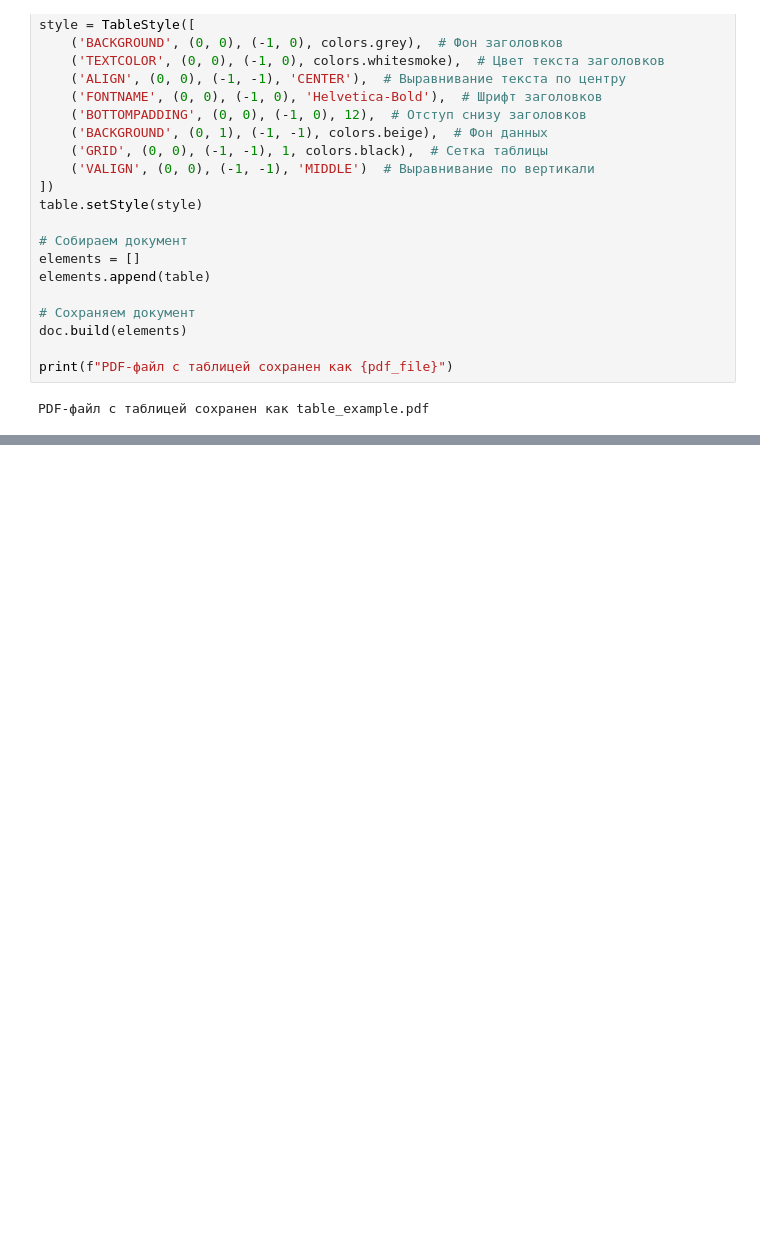
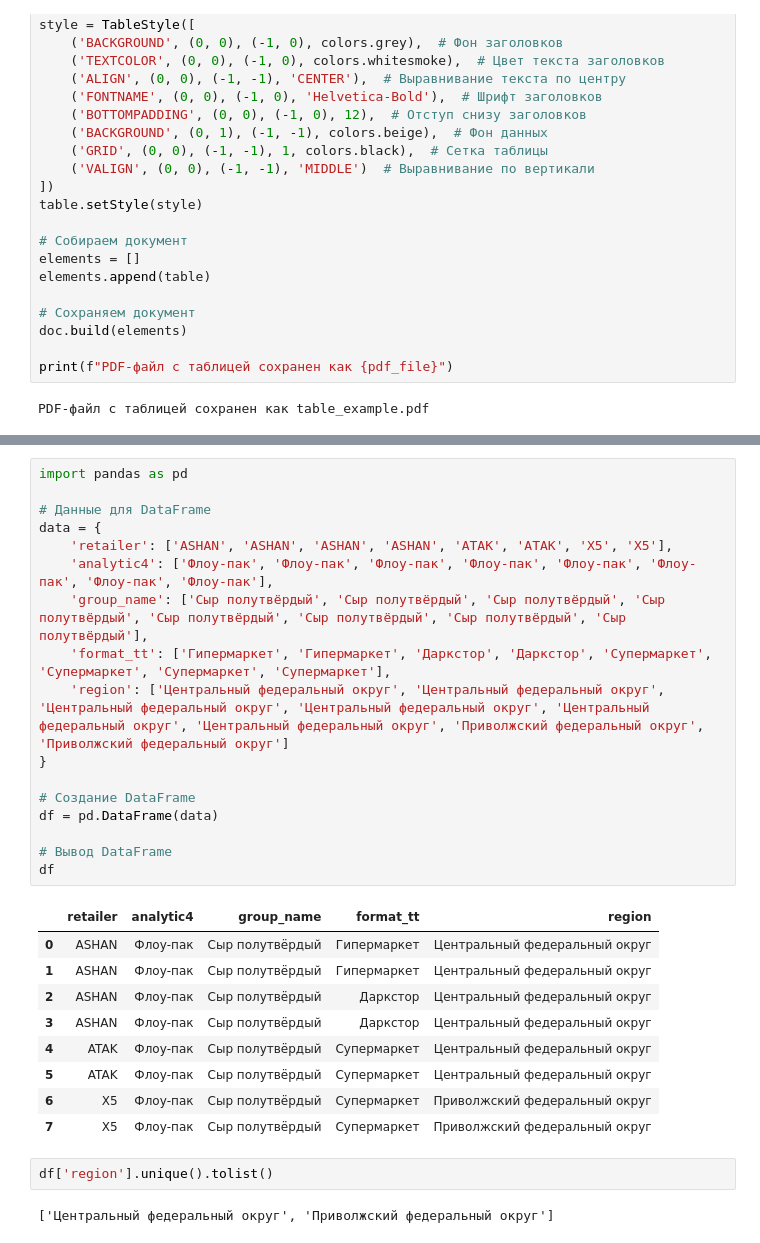
Before and after one commit to budennovsk/Pandas, a Jupyter notebook: reportlab.ipynb, the cells around one changed output, grey strips where cells are left out. Drawn from its saved outputs; the diff is of its cells as text; blank space fills up the shorter version.

```diff
--- a/reportlab.ipynb
+++ b/reportlab.ipynb
@@ -208,0 +286,31 @@ PDF-файл с таблицей сохранен как table_example.pdf
+# %%
+import pandas as pd
+
+# Данные для DataFrame
+data = {
+    'retailer': ['ASHAN', 'ASHAN', 'ASHAN', 'ASHAN', 'ATAK', 'ATAK', 'X5', 'X5'],
+    'analytic4': ['Флоу-пак', 'Флоу-пак', 'Флоу-пак', 'Флоу-пак', 'Флоу-пак', 'Флоу-пак', 'Флоу-пак', 'Флоу-пак'],
+    'group_name': ['Сыр полутвёрдый', 'Сыр полутвёрдый', 'Сыр полутвёрдый', 'Сыр полутвёрдый', 'Сыр полутвёрдый', 'Сыр полутвёрдый', 'Сыр полутвёрдый', 'Сыр полутвёрдый'],
+    'format_tt': ['Гипермаркет', 'Гипермаркет', 'Даркстор', 'Даркстор', 'Супермаркет', 'Супермаркет', 'Супермаркет', 'Супермаркет'],
+    'region': ['Центральный федеральный округ', 'Центральный федеральный округ', 'Центральный федеральный округ', 'Центральный федеральный округ', 'Центральный федеральный округ', 'Центральный федеральный округ', 'Приволжский федеральный округ', 'Приволжский федеральный округ']
+}
+
+# Создание DataFrame
+df = pd.DataFrame(data)
+
+# Вывод DataFrame
+df
+# %% [output]
+|  | retailer | analytic4 | group_name | format_tt | region |
+| 0 | ASHAN | Флоу-пак | Сыр полутвёрдый | Гипермаркет | Центральный федеральный округ |
+| 1 | ASHAN | Флоу-пак | Сыр полутвёрдый | Гипермаркет | Центральный федеральный округ |
+| 2 | ASHAN | Флоу-пак | Сыр полутвёрдый | Даркстор | Центральный федеральный округ |
+| 3 | ASHAN | Флоу-пак | Сыр полутвёрдый | Даркстор | Центральный федеральный округ |
+| 4 | ATAK | Флоу-пак | Сыр полутвёрдый | Супермаркет | Центральный федеральный округ |
+| 5 | ATAK | Флоу-пак | Сыр полутвёрдый | Супермаркет | Центральный федеральный округ |
+| 6 | X5 | Флоу-пак | Сыр полутвёрдый | Супермаркет | Приволжский федеральный округ |
+| 7 | X5 | Флоу-пак | Сыр полутвёрдый | Супермаркет | Приволжский федеральный округ |
+# %%
+df['region'].unique().tolist()
+# %% [output]
+['Центральный федеральный округ', 'Приволжский федеральный округ']
```
Also changed, not shown: parts of 5 cells of this notebook.
